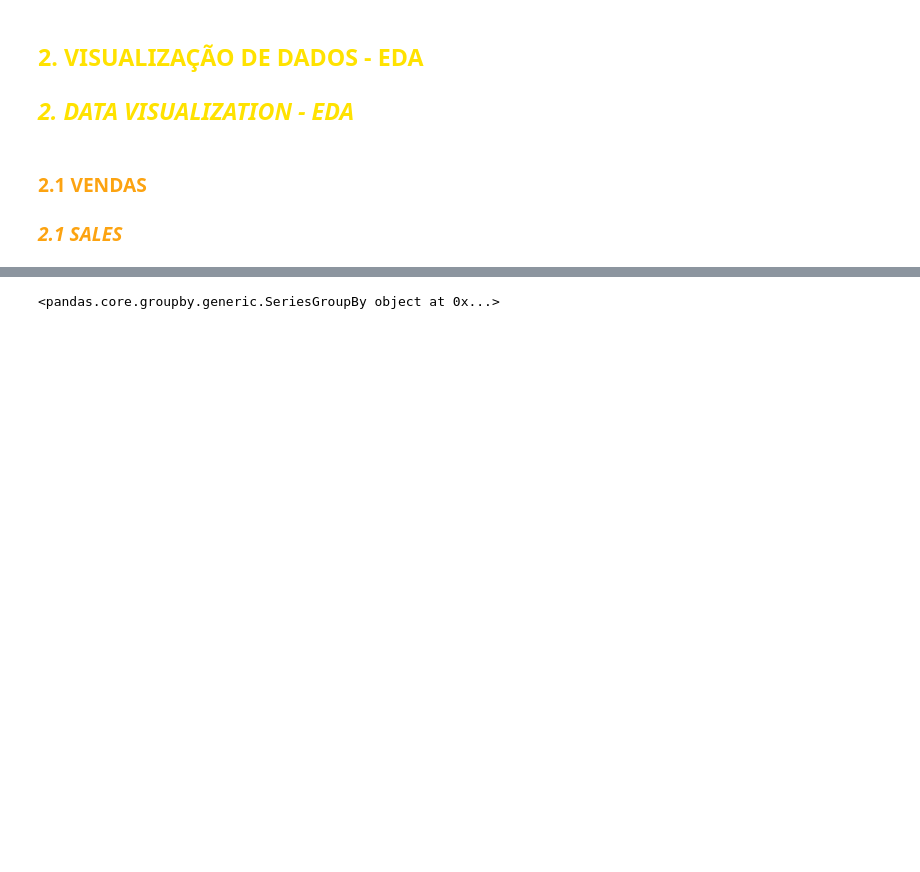
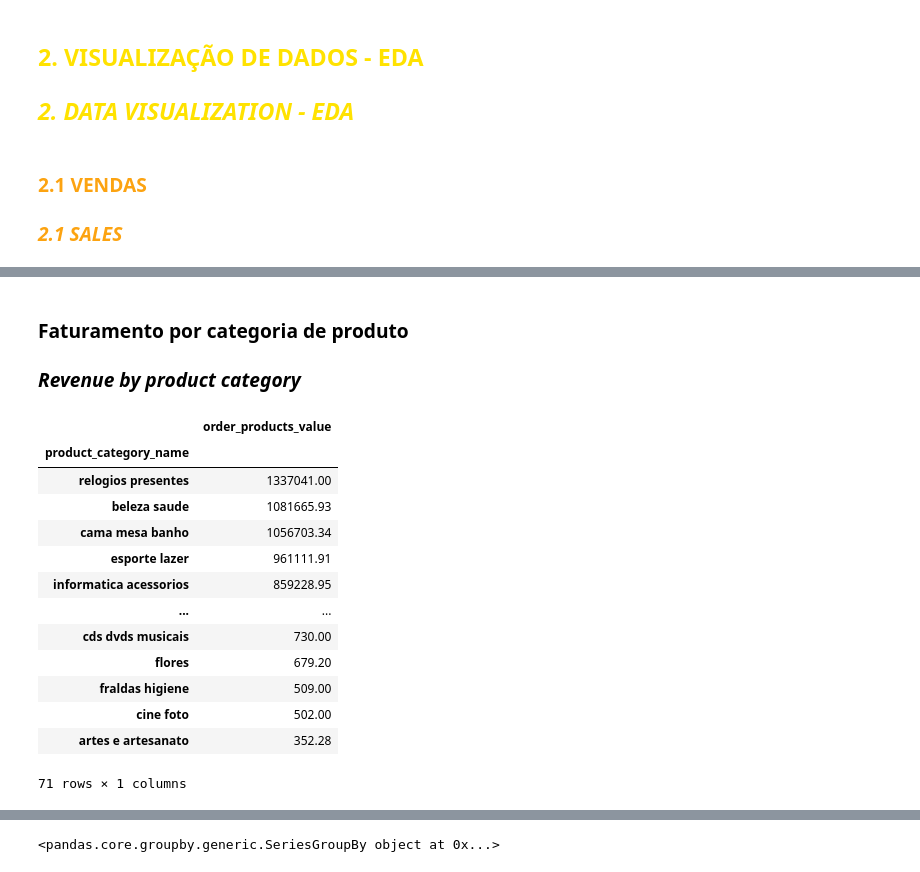
Before and after one commit to rimellegari/e-commerce, a Jupyter notebook: customer.ipynb, the cells around one changed output, grey strips where cells are left out. Cells and saved outputs as stored; diff of their text form; code cells hidden in the pictures; blank space fills up the shorter version.

```diff
--- a/customer.ipynb
+++ b/customer.ipynb
@@ -294,0 +304,22 @@ ValueError: Could not interpret input 'product_category_name'
+# %% [markdown]
+### Faturamento por categoria de produto
+
+### *Revenue by product category*
+# %%
+pd.pivot_table(data=df_olist, values='order_products_value',
+               index='product_category_name', aggfunc=sum).sort_values(by='order_products_value',ascending=False)
+# %% [output]
+|  | order_products_value |
+| product_category_name |  |
+| relogios presentes | 1337041.00 |
+| beleza saude | 1081665.93 |
+| cama mesa banho | 1056703.34 |
+| esporte lazer | 961111.91 |
+| informatica acessorios | 859228.95 |
+| ... | ... |
+| cds dvds musicais | 730.00 |
+| flores | 679.20 |
+| fraldas higiene | 509.00 |
+| cine foto | 502.00 |
+| artes e artesanato | 352.28 |
+71 rows × 1 columns
```
Also changed, not shown: parts of 14 cells of this notebook.
